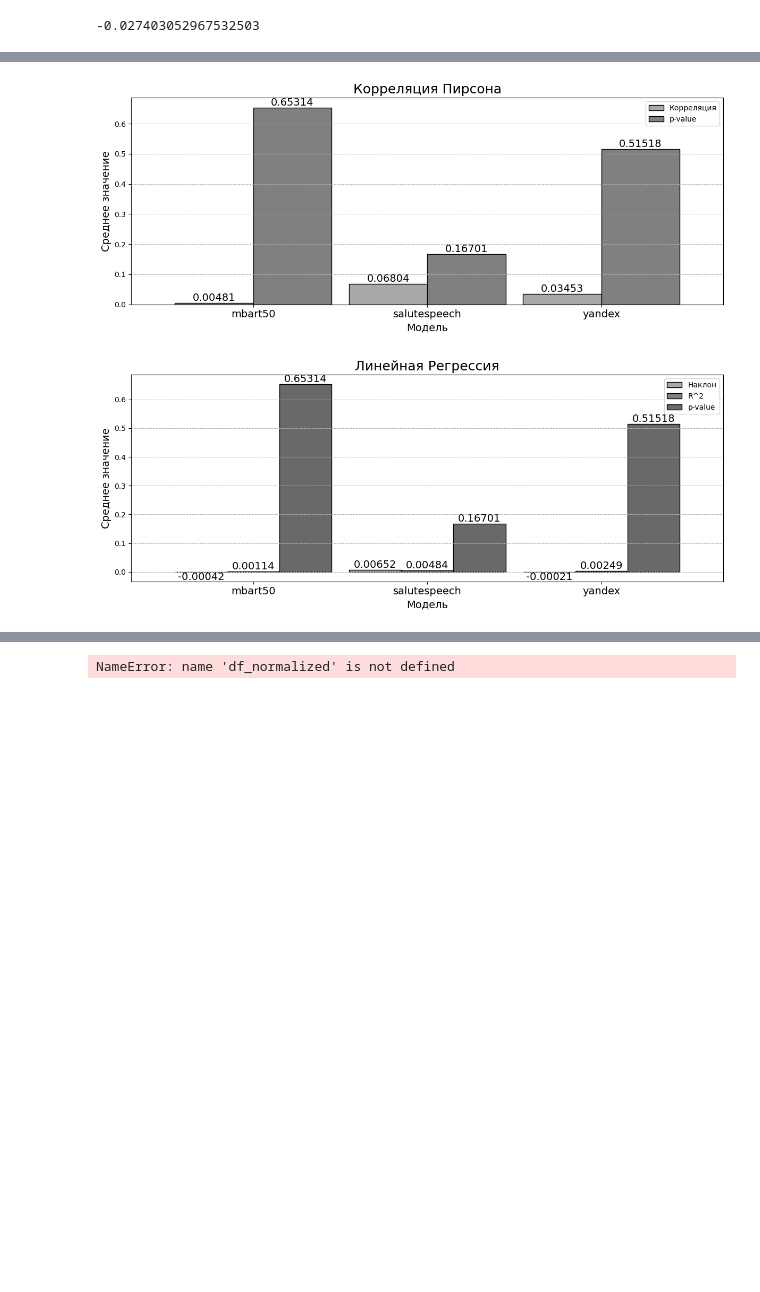
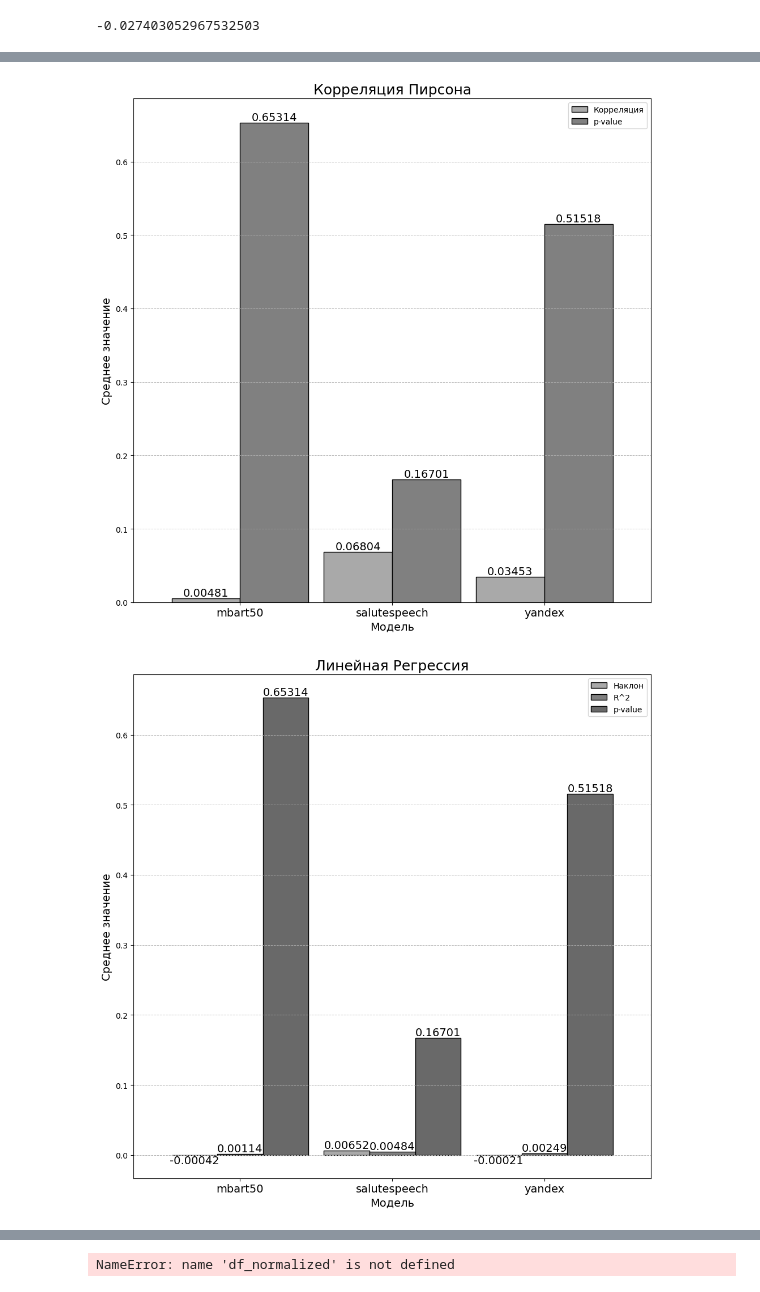
Before and after one commit to RedAlexDad/SpeechTraining, a Jupyter notebook: research/sentense/research.ipynb, the cells around one changed output, grey strips where cells are left out. Cells and saved outputs as stored; diff of their text form; code cells hidden in the pictures; blank space fills up the shorter version.

```diff
--- a/research/sentense/research.ipynb
+++ b/research/sentense/research.ipynb
@@ -706,33 +706,33 @@ legends = [
     ['p-value', 'z']
 ]
 
 # Цветовая карта с исключением белого цвета
 colors = ['#A9A9A9', '#808080', '#696969', '#585858', '#404040', '#303030']
 
 # Строим гистограммы для каждой группы метрик
 for idx, metrics in enumerate(groups):
     # Фильтруем нужные метрики для каждой гистограммы
     plot_data = summary_table_actual.set_index('Модель')[list(metrics)]
 
     # Построение столбчатого графика с увеличенной шириной столбцов
-    ax = plot_data.plot(kind='bar', figsize=(12, 5), color=colors[:len(metrics)], edgecolor='black', width=0.9)
+    ax = plot_data.plot(kind='bar', figsize=(10, 10), color=colors[:len(metrics)], edgecolor='black', width=0.9)
 
     # Добавление значений над столбцами
     for container in ax.containers:
         ax.bar_label(container, fmt='%.5f', label_type='edge', fontsize=14)
 
     # Настройки графика
     plt.title(titles[idx], fontsize=18)
     plt.xlabel('Модель', fontsize=14)
     plt.ylabel('Среднее значение', fontsize=14)
     plt.xticks(rotation=0, fontsize=14)  # Увеличиваем размер шрифта для названий моделей
     plt.grid(axis='y', linestyle='--', linewidth=0.7)
 
     # Установка легенды
     plt.legend(legends[idx])
 
     plt.tight_layout()
     plt.show()
 # %% [output]
-[figure, old version]
+[figure, new version]
-[figure, old version]
+[figure, new version]
```
Also changed, not shown: parts of 5 cells of this notebook, 3 other files.
